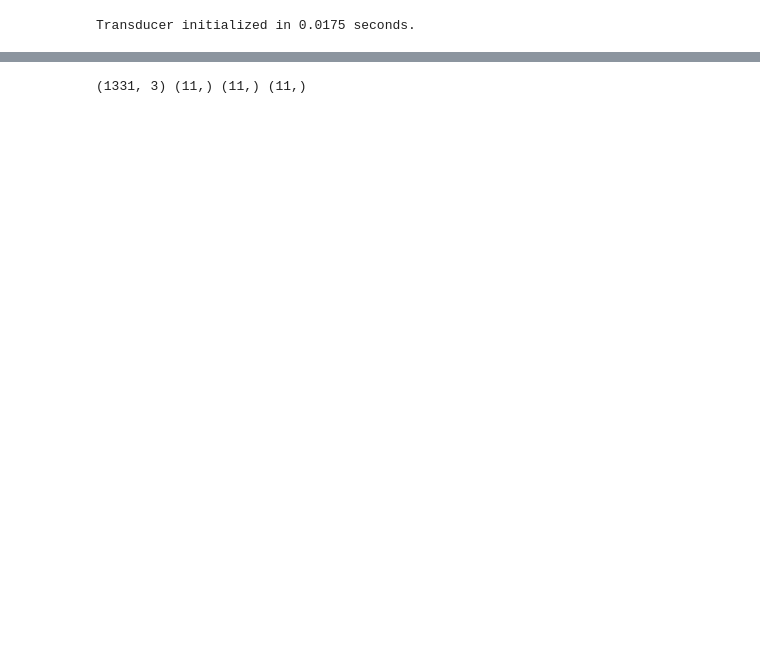
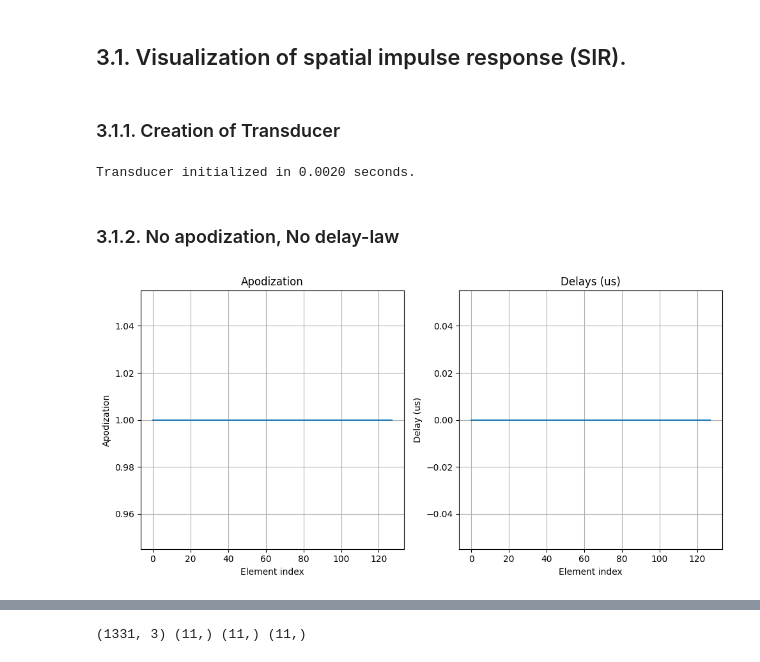
Before and after one commit to EstebanRivera08/eSDIva, a Jupyter notebook: notebook/PyFieldTest.ipynb, the cells around one changed output, grey strips where cells are left out. Drawn from its saved outputs; the diff is of its cells as text; code cells hidden in the pictures; blank space fills up the shorter version.

```diff
--- a/notebook/PyFieldTest.ipynb
+++ b/notebook/PyFieldTest.ipynb
@@ -338,0 +379,2 @@ class PyField:
+# %% [markdown]
+## 3.1. Visualization of spatial impulse response (SIR).
@@ -339,3 +453,5 @@ class PyField:
+# %% [markdown]
+### 3.1.1. Creation of Transducer
 # %%
 # Create transducer with elevation focus
 n_elements = 128
@@ -343,7 +459,7 @@ pitch_mm = 0.11
 element_width_mm = 0.108
 element_height_mm = 1.5
 elevation_focus_mm = 8  # mm
-tx_freq = 12.5e6  # MHz
+tx_freq = 12.5  # MHz
 
 c = 1540.0  # speed of sound in soft tissue (m/s)
 
@@ -354,18 +470,17 @@ tx = LinearArrayTransducer(
     elevation_focus_mm = elevation_focus_mm,
     kerf_mm            = pitch_mm - element_width_mm,
     no_sub_x           = 1,
-    no_sub_y           = 5,
+    no_sub_y           = 2,
     frequency_Hz       = tx_freq,  # MHz
 )
-
-# Apodization and focusing delays
-focus_mm = np.array([0, 0, 8])  # mm
-delays = np.linalg.norm(tx.element_centers - focus_mm*1e-3, axis=1) / c
-delays = delays.max() - delays  # time delays for focusing
-tx.set_delays(delays)
-tx.set_apodization(np.hanning(n_elements))
 # %% [output]
-Transducer initialized in 0.0175 seconds.
+Transducer initialized in 0.0020 seconds.
+# %% [markdown]
+### 3.1.2. No apodization, No delay-law
+# %%
+fig, ax = plot_apodization_and_delays(tx)
+# %% [output]
+[figure, added]
 # %%
 # Wrap into PyField
 field = PyField(tx)
```
Also changed, not shown: parts of 31 cells of this notebook, 1 other file.
